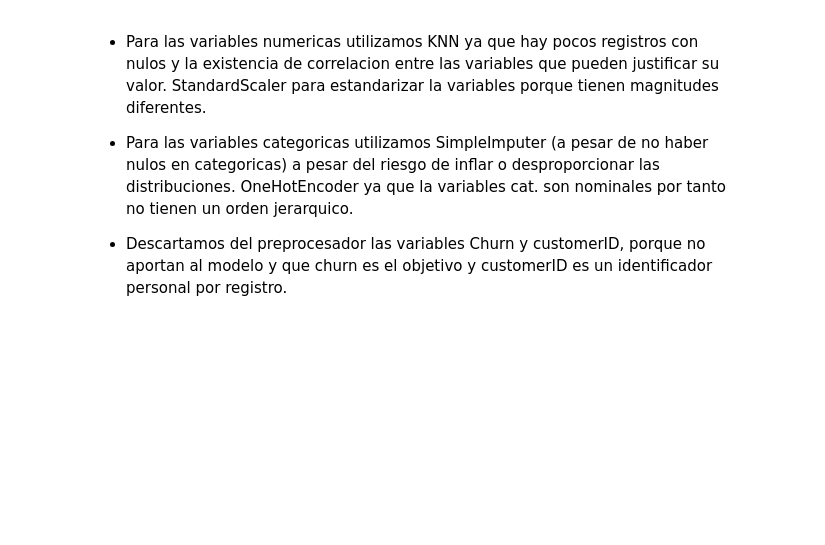
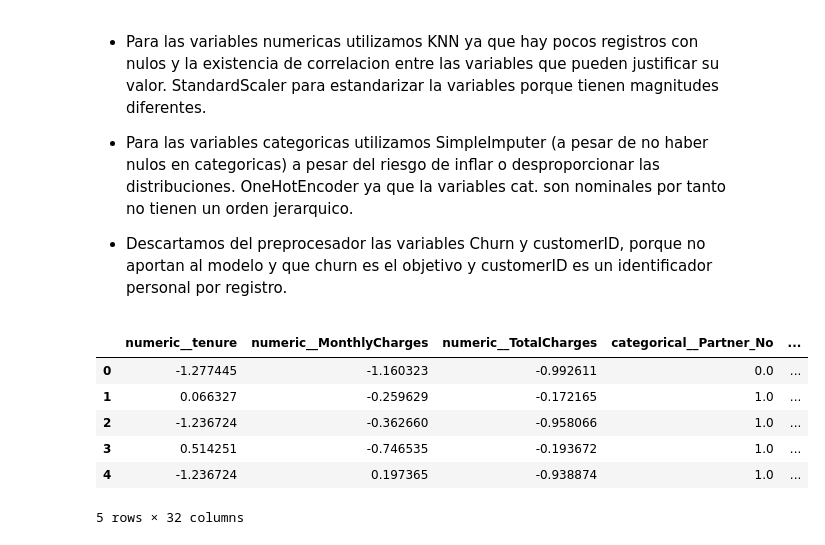
Before and after one commit to ramirezluna-david/telco_customer_churn_EDA, a Jupyter notebook: notebooks/01_analisis_exploratorio.ipynb, the cells around one changed output. Saved outputs shown, nothing was run; the diff lists cells and outputs as text; code cells hidden in the pictures; blank space fills up the shorter version.

```diff
--- a/notebooks/01_analisis_exploratorio.ipynb
+++ b/notebooks/01_analisis_exploratorio.ipynb
@@ -409,0 +501,2 @@ plt.close(figura_pago)
+# %%
+df["SeniorCitizen"] = df["SeniorCitizen"].map({ "No": 0, "Yes": 1 }).astype(object)
@@ -417,3 +530,6 @@ df["Churn"] = pd.to_numeric(df["Churn"], errors="coerce")
+# %%
+numericas= ["tenure", "MonthlyCharges", "TotalCharges"]
+categoricas = ["Partner", "Dependents", "InternetService", "OnlineSecurity", "OnlineBackup", "DeviceProtection", "TechSupport", "Contract", "PaperlessBilling", "PaymentMethod"]
 # %% [markdown]
 ### Pipelines
 # %%
@@ -426,8 +542,8 @@ pipeline_categorical = Pipeline([
     ("encoder", OneHotEncoder(handle_unknown="ignore"))
 ])
 pipeline_preprocessor = ColumnTransformer([
-    ("numeric", pipeline_numeric, df.select_dtypes(include=['int64', 'float64']).columns.drop(["Churn"])),
-    ("categorical", pipeline_categorical, df.select_dtypes(include=['object']).columns.drop(['customerID_Hash']))
+    ("numeric", pipeline_numeric, numericas),
+    ("categorical", pipeline_categorical, categoricas)
 ])
 # %% [markdown]
 * Para las variables numericas utilizamos KNN ya que hay pocos registros con nulos y la existencia de correlacion entre las variables que pueden justificar su valor. StandardScaler para estandarizar la variables porque tienen magnitudes diferentes.
@@ -436,18 +552,26 @@ pipeline_preprocessor = ColumnTransformer([
 
 * Descartamos del preprocesador las variables Churn y customerID, porque no aportan al modelo y que churn es el objetivo y customerID es un identificador personal por registro.
 # %%
-X_crudo = df.drop(['Churn', 'customerID'], axis=1)
+X_crudo = df.drop(['Churn', 'customerID_Hash'], axis=1)
 matriz_limpia = pipeline_preprocessor.fit_transform(X_crudo)
 
 if hasattr(matriz_limpia, "toarray"):
     matriz_limpia = matriz_limpia.toarray()
 
 df_limpia = pd.DataFrame(
     matriz_limpia,
     columns=pipeline_preprocessor.get_feature_names_out()
 )
 df_limpia['Churn'] = df['Churn'].values
 df_limpia.head()
+# %% [output]
+|  | numeric__tenure | numeric__MonthlyCharges | numeric__TotalCharges | categorical__Partner_No | ... |
+| 0 | -1.277445 | -1.160323 | -0.992611 | 0.0 | ... |
+| 1 | 0.066327 | -0.259629 | -0.172165 | 1.0 | ... |
+| 2 | -1.236724 | -0.362660 | -0.958066 | 1.0 | ... |
+| 3 | 0.514251 | -0.746535 | -0.193672 | 1.0 | ... |
+| 4 | -1.236724 | 0.197365 | -0.938874 | 1.0 | ... |
+5 rows × 32 columns
 # %%
 df_limpia.to_csv('../data/Telco_Customer_Churn_limpio.csv', index = False, encoding = "utf-8")
 # %%
```
Also changed, not shown: parts of 19 cells of this notebook, 1 other file.
